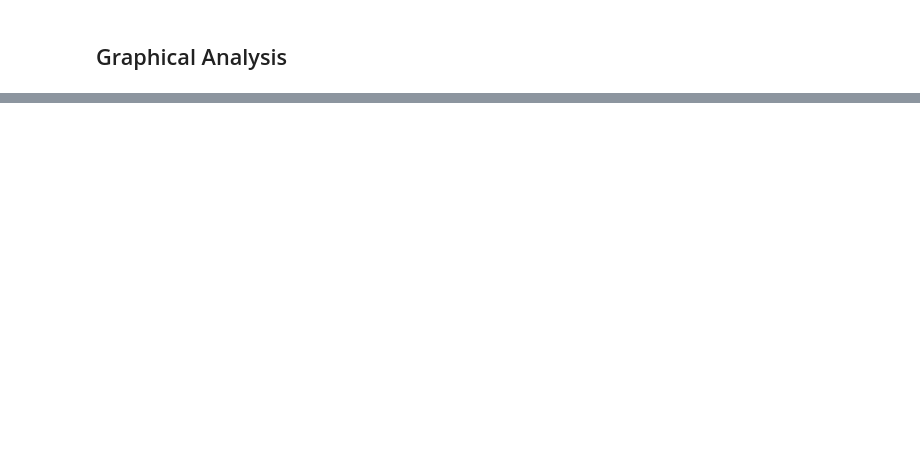
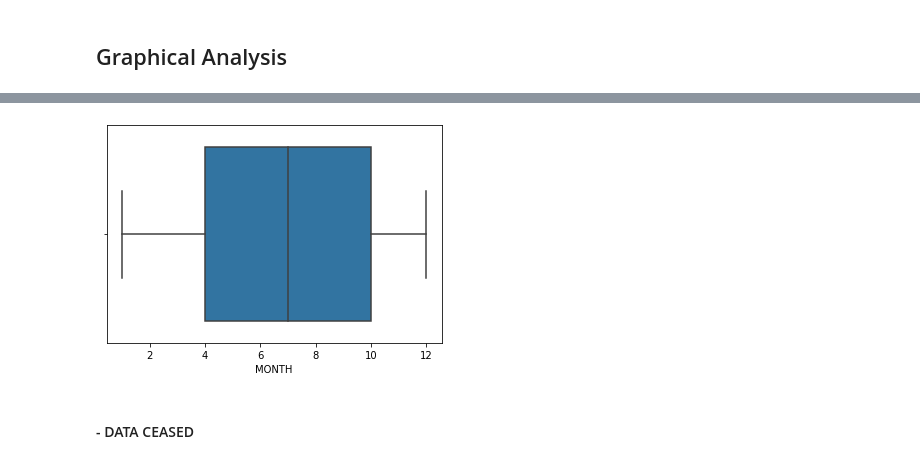
Before and after one commit to Smagia/DSB-ABB, a Jupyter notebook: DataScience_Lab1.ipynb, the cells around one changed output, grey strips where cells are left out. Drawn from its saved outputs; the diff is of its cells as text; code cells hidden in the pictures; blank space fills up the shorter version.

```diff
--- a/DataScience_Lab1.ipynb
+++ b/DataScience_Lab1.ipynb
@@ -244,0 +209,9 @@ Finding the biggest outlier: 621
+# %%
+tempDF['MONTH'] = pd.DatetimeIndex(tempDF['DATA']).month
+# %%
+ax = sb.boxplot(data=tempDF, x="MONTH")
+plt.show()
+# %% [output]
+[figure, added]
+# %% [markdown]
+#### - DATA CEASED
```
Also changed, not shown: parts of 104 cells of this notebook.
